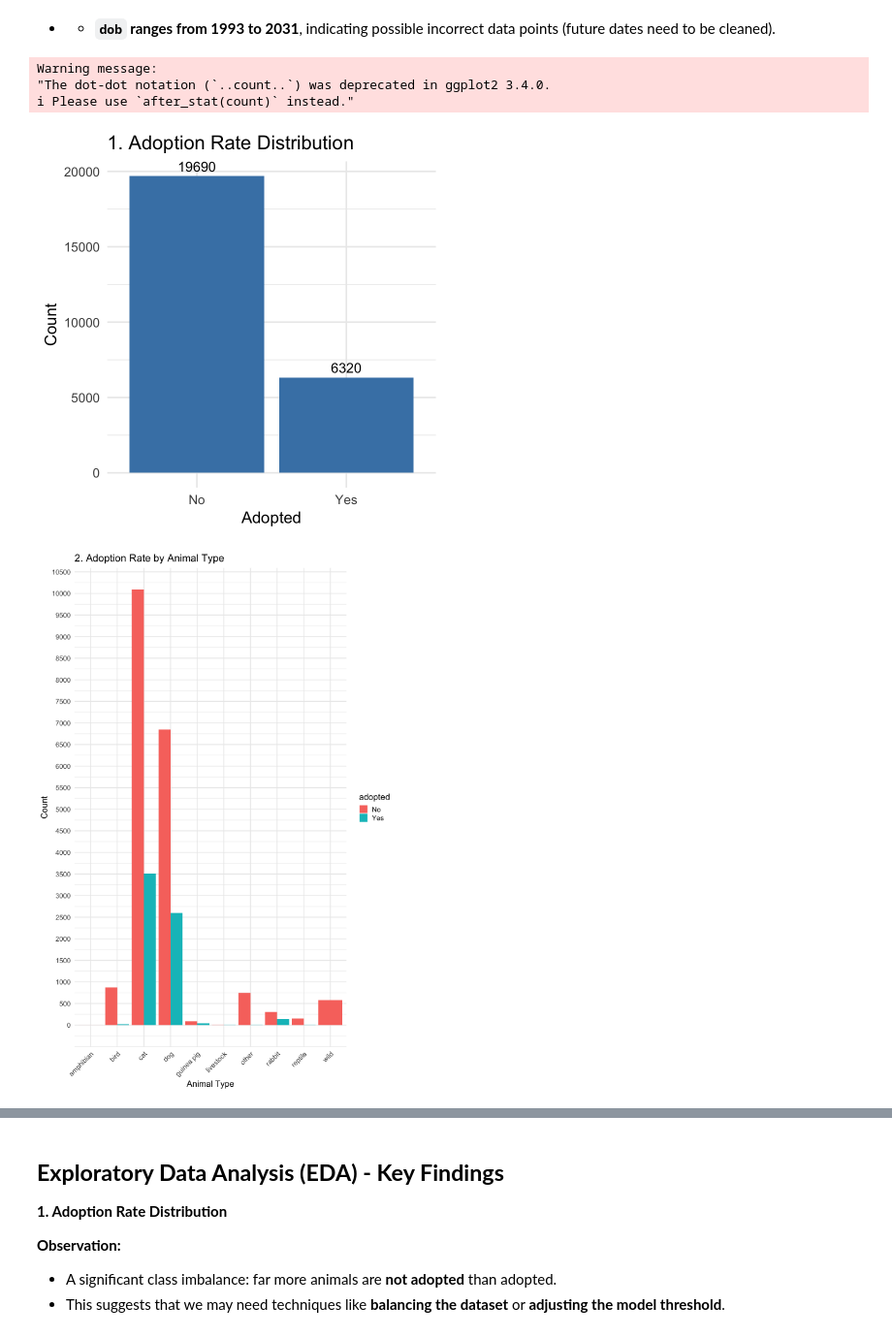
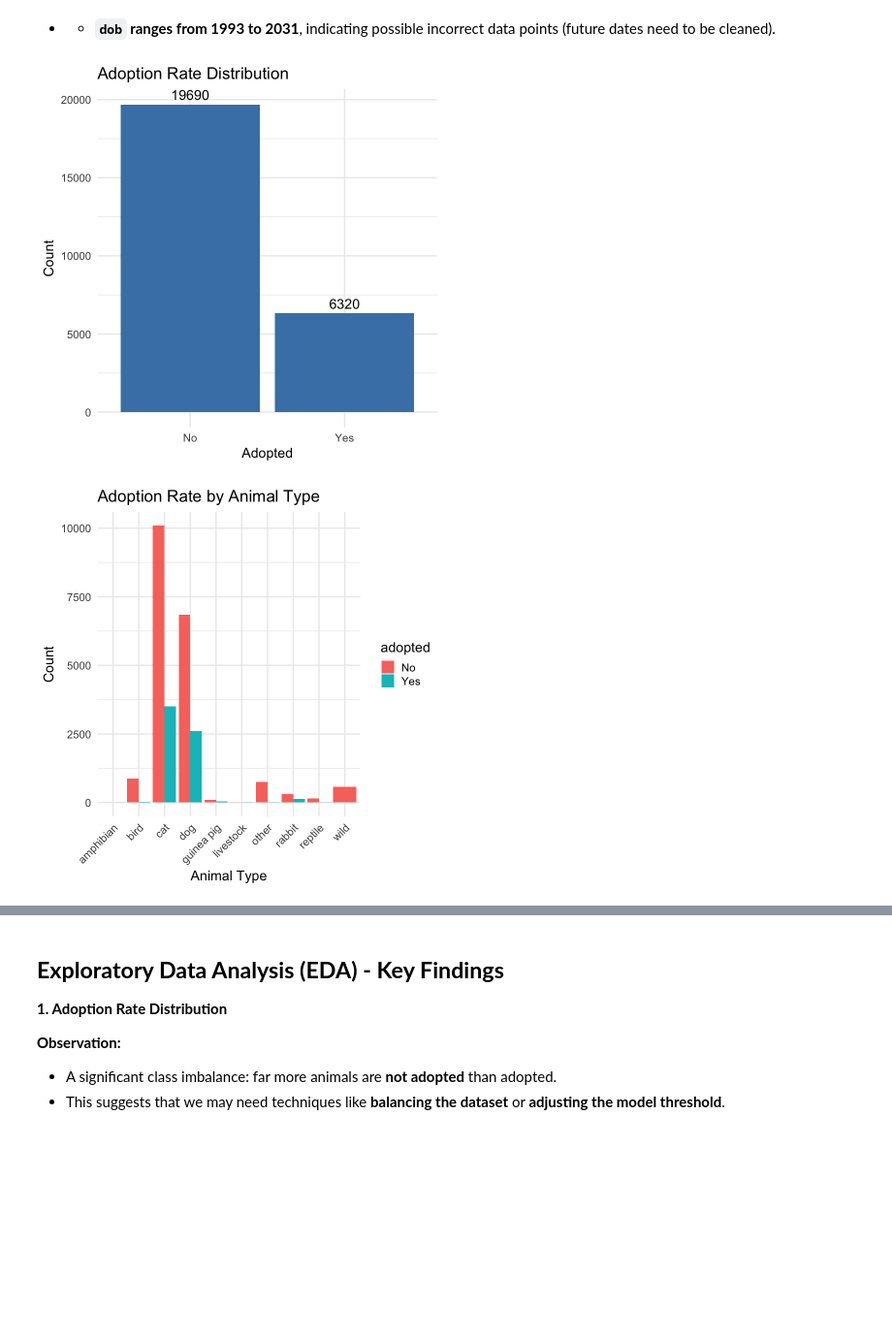
Before and after one commit to DSCI-310-2025/dsci-310-group-01, a Jupyter notebook: notebooks/animal_adoption_analysis.ipynb, the cells around one changed output, grey strips where cells are left out. Shown at 97% size. Cells and saved outputs as stored; diff of their text form; code cells hidden in the pictures; blank space fills up the shorter version.

```diff
--- a/notebooks/animal_adoption_analysis.ipynb
+++ b/notebooks/animal_adoption_analysis.ipynb
@@ -258,58 +258,45 @@ longbeach_cleaned <- longbeach_cleaned %>%
 # %%
 library(ggplot2)
 
-
 # 1️. Adoption Rate Distribution
-options(repr.plot.width = 7, repr.plot.height = 7)
 ggplot(longbeach_cleaned, aes(x = adopted)) +
   geom_bar(fill = "steelblue") +
   geom_text(stat='count', aes(label=..count..), vjust=-0.5, size=6) +
-  labs(title = "1. Adoption Rate Distribution", x = "Adopted", y = "Count") +
-  theme_minimal(base_size = 20)
-
-
+  labs(title = "Adoption Rate Distribution", x = "Adopted", y = "Count") +
+  theme_minimal(base_size = 17)
 
 # 2. Adoption Rate by Animal Type
-options(repr.plot.width = 10, repr.plot.height = 15)
 ggplot(longbeach_cleaned, aes(x = animal_type, fill = adopted)) +
   geom_bar(position = "dodge") +
-  labs(title = "2. Adoption Rate by Animal Type", x = "Animal Type", y = "Count") +
+  labs(title = "Adoption Rate by Animal Type", x = "Animal Type", y = "Count") +
   theme_minimal(base_size = 17) +
-  theme(axis.text.x = element_text(angle = 45, hjust = 1)) +
-  scale_y_continuous(breaks = seq(0, max(table(longbeach_cleaned$animal_type), na.rm = TRUE), by = 500))
+  theme(axis.text.x = element_text(angle = 45, hjust = 1))
 
 # 3. Age Distribution (Convert DOB to Age)
-options(repr.plot.width = 15, repr.plot.height = 10)
 longbeach_cleaned$age <- as.numeric(difftime(Sys.Date(), as.Date(longbeach_cleaned$dob, format="%Y-%m-%d"), units="days")) / 365
 # Convert Age to Integer
 longbeach_cleaned$age <- as.integer(longbeach_cleaned$age)
 
 ggplot(longbeach_cleaned, aes(x = age, fill = adopted)) +
   geom_histogram(bins = 30, alpha = 0.7, position = "identity", color = "black") +
-  labs(title = "3. Age Distribution of Adopted vs. Non-Adopted Animals", x = "Age (Years)", y = "Count") +
+  labs(title = "Age Distribution of Adopted vs. Non-Adopted Animals", x = "Age (Years)", y = "Count") +
   theme_minimal(base_size = 15)
 
 # 4. Adoption Rate by Intake Condition
-options(repr.plot.width = 16, repr.plot.height = 13)
 ggplot(longbeach_cleaned, aes(x = intake_condition, fill = adopted)) +
   geom_bar(position = "dodge") +
-  labs(title = "4. Adoption Rate by Intake Condition", x = "Intake Condition", y = "Count") +
-  theme_minimal(base_size = 16) +
-  theme(axis.text.x = element_text(angle = 45, hjust = 1)) +
-  scale_y_continuous(breaks = seq(0, max(table(longbeach_cleaned$animal_type), na.rm = TRUE), by = 500))
-
+  labs(title = "Adoption Rate by Intake Condition", x = "Intake Condition", y = "Count") +
+  theme_minimal(base_size = 17) +
+  theme(axis.text.x = element_text(angle = 45, hjust = 1))
 
 # 5. Monthly Adoption Trends
 longbeach_cleaned$month <- format(as.Date(longbeach_cleaned$outcome_date, format="%Y-%m-%d"), "%Y-%m")
-options(repr.plot.width = 25, repr.plot.height = 10)
+
 ggplot(longbeach_cleaned, aes(x = month, fill = adopted)) +
   geom_bar() +
-  labs(title = "5. Monthly Adoption Trends", x = "Month", y = "Count") +
+  labs(title = "Monthly Adoption Trends", x = "Month", y = "Count") +
   theme_minimal(base_size = 17) +
   theme(axis.text.x = element_text(angle = 90, hjust = 1))
 # %% [output]
-Warning message:
-"The dot-dot notation (`..count..`) was deprecated in ggplot2 3.4.0.
-i Please use `after_stat(count)` instead."
-[figure, old version]
+[figure, new version]
-[figure, old version]
+[figure, new version]
```
Also changed, not shown: parts of 3 cells of this notebook.
